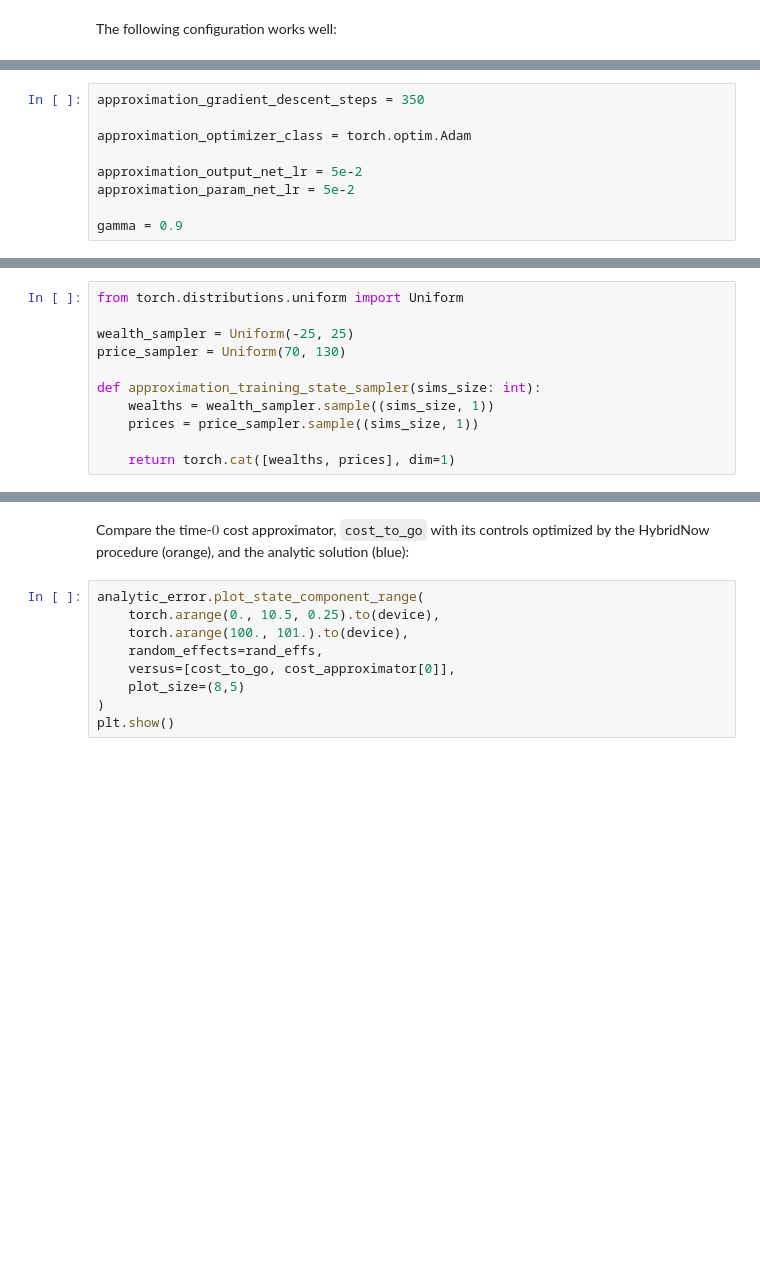
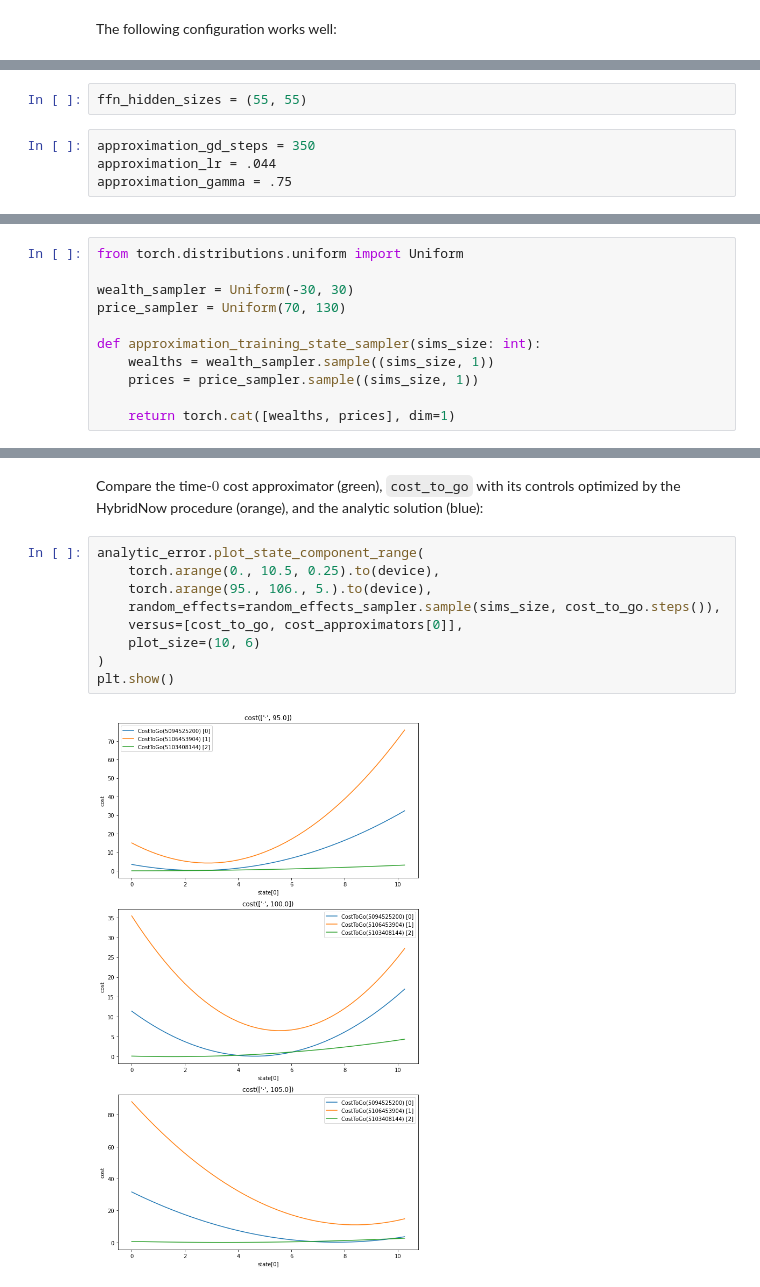
Before and after one commit to rbosh/ml-adp, a Jupyter notebook: doc/examples/option_hedging.ipynb, the cells around one changed output, grey strips where cells are left out. Saved outputs shown, nothing was run; the diff lists cells and outputs as text; blank space fills up the shorter version.

```diff
--- a/doc/examples/option_hedging.ipynb
+++ b/doc/examples/option_hedging.ipynb
@@ -513,9 +487,0 @@ Choose the optimization hyperparameters for the value function approximation:
-# %%
-approximation_gradient_descent_steps = 350
-
-approximation_optimizer_class = torch.optim.Adam
-
-approximation_output_net_lr = 5e-2
-approximation_param_net_lr = 5e-2
-
-gamma = 0.9
@@ -523,0 +488,6 @@ Define a simple sampler for the relevant domain of the value function approximat
+# %%
+ffn_hidden_sizes = (55, 55)
+# %%
+approximation_gd_steps = 350
+approximation_lr = .044
+approximation_gamma = .75
@@ -524,7 +497,7 @@ Define a simple sampler for the relevant domain of the value function approximat
 # %%
 from torch.distributions.uniform import Uniform
 
-wealth_sampler = Uniform(-25, 25)
+wealth_sampler = Uniform(-30, 30)
 price_sampler = Uniform(70, 130)
 
 def approximation_training_state_sampler(sims_size: int):
@@ -637,11 +593,13 @@ KeyboardInterrupt:
 # %% [markdown]
-Compare the time-$0$ cost approximator, ``cost_to_go`` with its controls optimized by the HybridNow procedure (orange), and the analytic solution (blue):
+Compare the time-$0$ cost approximator (green), ``cost_to_go`` with its controls optimized by the HybridNow procedure (orange), and the analytic solution (blue):
 # %%
 analytic_error.plot_state_component_range(
     torch.arange(0., 10.5, 0.25).to(device),
-    torch.arange(100., 101.).to(device),
-    random_effects=rand_effs,
-    versus=[cost_to_go, cost_approximator[0]],
-    plot_size=(8,5)
+    torch.arange(95., 106., 5.).to(device),
+    random_effects=random_effects_sampler.sample(sims_size, cost_to_go.steps()),
+    versus=[cost_to_go, cost_approximators[0]],
+    plot_size=(10, 6)
 )
 plt.show()
+# %% [output]
+[figure, added]
```
Also changed, not shown: parts of 12 cells of this notebook, 1 other file.
